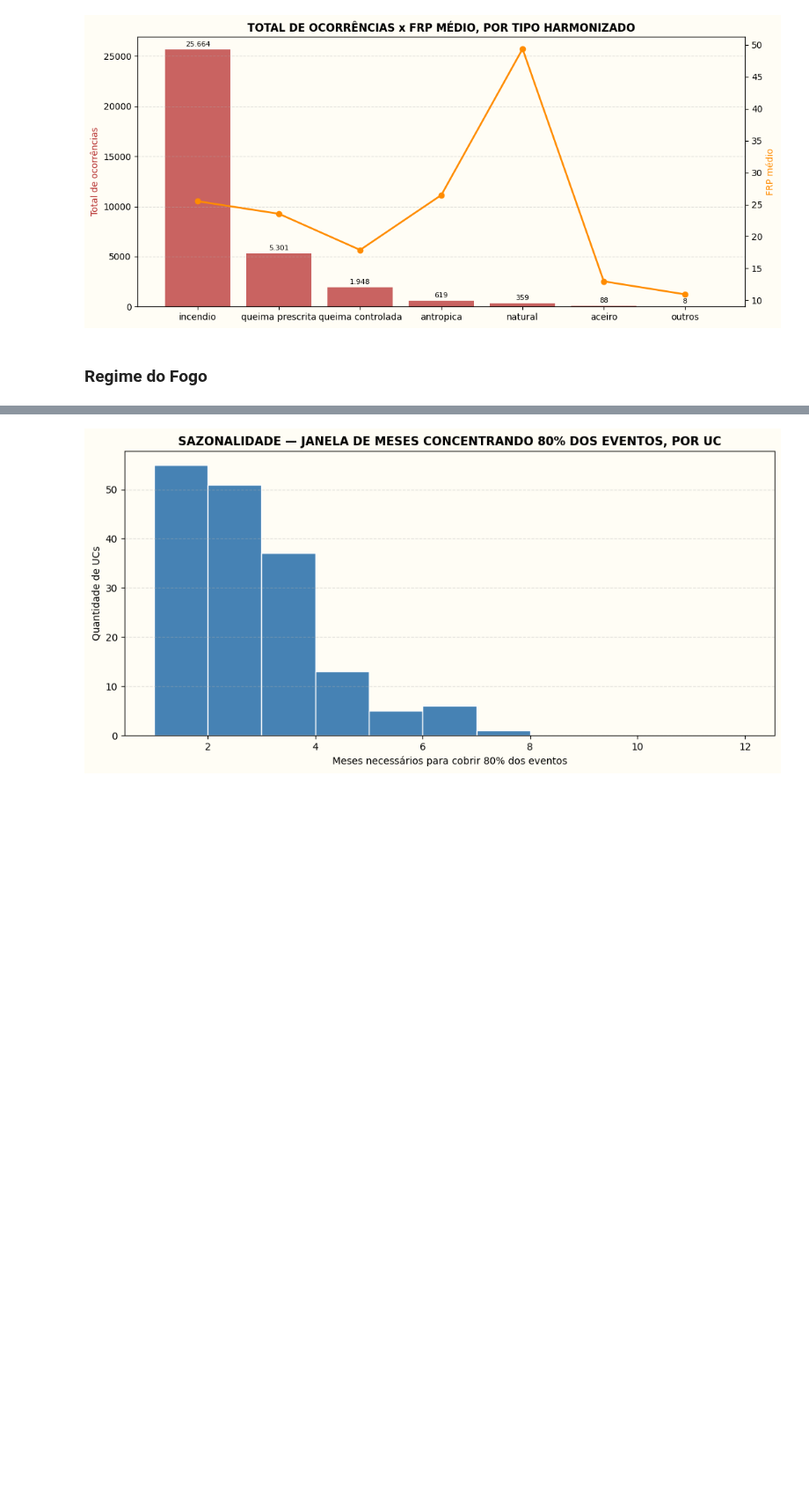
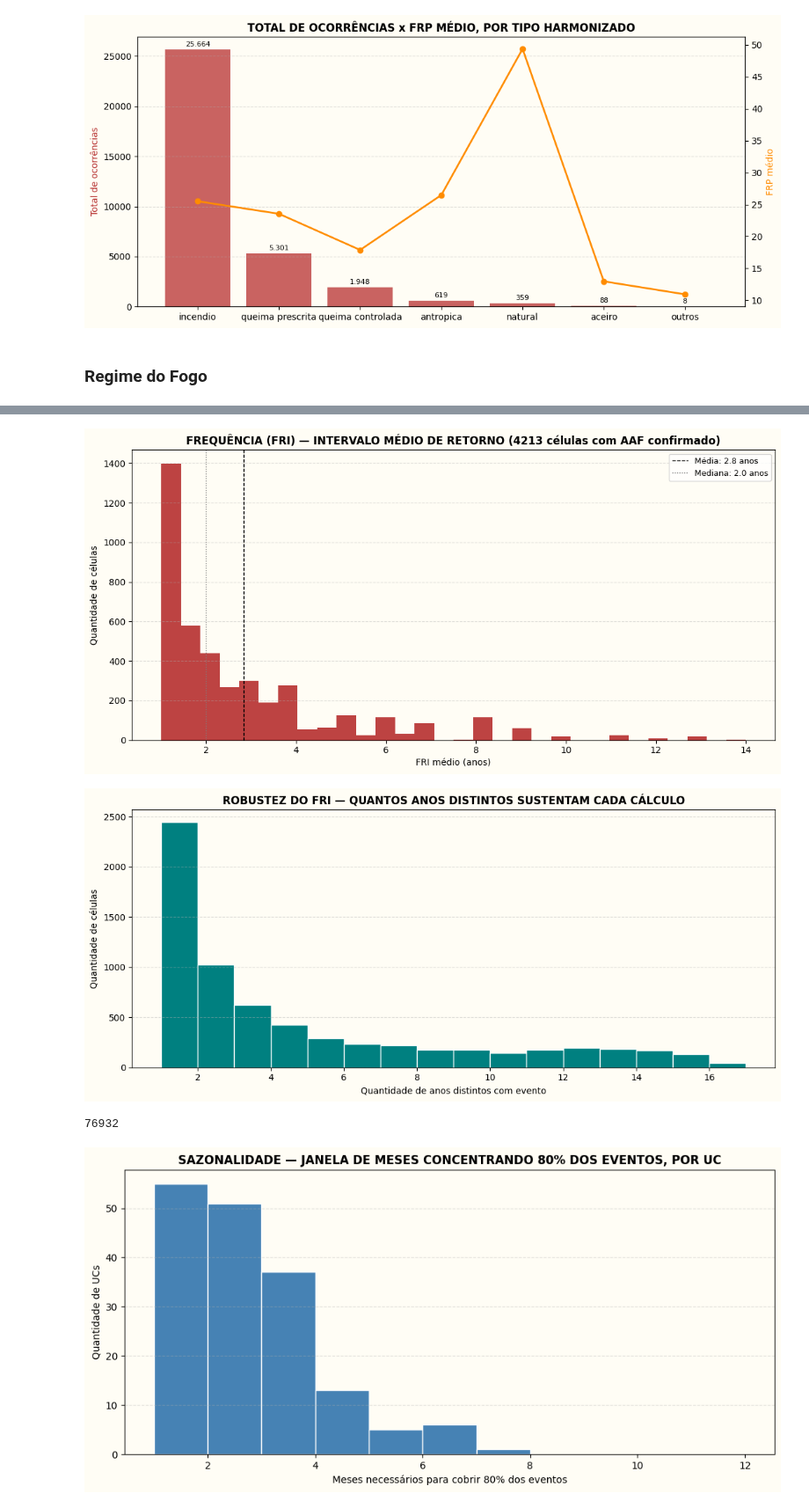
Before and after one commit to AndersonAlvesCoelho/pyroregions-classification, a Jupyter notebook: pyroregions_ucs.ipynb, the cells around one changed output, grey strips where cells are left out. Shown at 88% size. Drawn from its saved outputs; the diff is of its cells as text; code cells hidden in the pictures; blank space fills up the shorter version.

```diff
--- a/pyroregions_ucs.ipynb
+++ b/pyroregions_ucs.ipynb
@@ -1170,0 +1167,76 @@ frp_by_cell
+# %%
+# %% [markdown]
+# ## Frequência (FRI) — apenas células com evento AAF confirmado
+
+# %%
+# Anos distintos com evento e FRI médio, por célula
+
+years_by_cell = gdf_aaf_metric.groupby('cell_id')['event_year'].apply(lambda x: sorted(x.unique()))
+
+def mean_return_interval(years_list):
+    if len(years_list) < 2:
+        return np.nan
+    return np.diff(years_list).mean()
+
+fri_by_cell = pd.DataFrame({
+    'cell_id': years_by_cell.index,
+    'n_fire_years': years_by_cell.apply(len),
+    'fri_mean': years_by_cell.apply(mean_return_interval),
+}).reset_index(drop=True)
+
+total_cells = len(gdf_grid)
+cells_with_aaf = len(fri_by_cell)
+cells_never_burned = total_cells - cells_with_aaf
+cells_single_year = (fri_by_cell['n_fire_years'] == 1).sum()
+cells_fri_calculable = fri_by_cell['fri_mean'].notna().sum()
+
+print(f"Total de células na grade: {total_cells}")
+print(f"Células sem nenhum evento AAF: {cells_never_burned}")
+print(f"Células com evento AAF em apenas 1 ano (FRI não calculável): {cells_single_year}")
+print(f"Células com FRI calculável (2+ anos distintos): {cells_fri_calculable}")
+print()
+print("FRI médio — estatísticas (apenas células calculáveis):")
+print(fri_by_cell['fri_mean'].describe())
+
+# %%
+# Histograma do FRI médio, com estatísticas-chave marcadas
+
+fig, ax = plt.subplots(figsize=(11, 5.5))
+fig.patch.set_facecolor("#FFFDF5")
+ax.set_facecolor("#FFFDF5")
+
+fri_valid = fri_by_cell['fri_mean'].dropna()
+ax.hist(fri_valid, bins=30, color='firebrick', alpha=0.85)
+
+mean_val = fri_valid.mean()
+median_val = fri_valid.median()
+ax.axvline(mean_val, color='black', linestyle='--', linewidth=1, label=f'Média: {mean_val:.1f} anos')
+ax.axvline(median_val, color='gray', linestyle=':', linewidth=1, label=f'Mediana: {median_val:.1f} anos')
+
+ax.set_xlabel('FRI médio (anos)')
+ax.set_ylabel('Quantidade de células')
+ax.set_title(f'FREQUÊNCIA (FRI) — INTERVALO MÉDIO DE RETORNO ({cells_fri_calculable} células com AAF confirmado)', fontweight='bold')
+ax.legend(fontsize=9)
+ax.grid(axis='y', linestyle='--', alpha=0.4)
+plt.tight_layout()
+plt.show()
+
+# %%
+# Distribuição de quantas vezes (anos distintos) cada célula queimou — robustez do FRI
+
+fig, ax = plt.subplots(figsize=(11, 5))
+fig.patch.set_facecolor("#FFFDF5")
+ax.set_facecolor("#FFFDF5")
+
+ax.hist(fri_by_cell['n_fire_years'], bins=range(1, 18), color='teal', edgecolor='white')
+ax.set_xlabel('Quantidade de anos distintos com evento')
+ax.set_ylabel('Quantidade de células')
+ax.set_title('ROBUSTEZ DO FRI — QUANTOS ANOS DISTINTOS SUSTENTAM CADA CÁLCULO', fontweight='bold')
+ax.grid(axis='y', linestyle='--', alpha=0.4)
+plt.tight_layout()
+plt.show()
+
+# %%
+del years_by_cell, frp_by_cell_full, frp_range_counts, fri_by_cell, fri_valid
+gc.collect()
+# %% [output]
@@ -1171,3 +1258,6 @@ frp_by_cell
+[figure, added]
+[figure, added]
+76932
 # %%
 #  Sazonalidade — janela de meses concentrando 80% dos eventos, por UC
 
```
Also changed, not shown: parts of 8 cells of this notebook.
